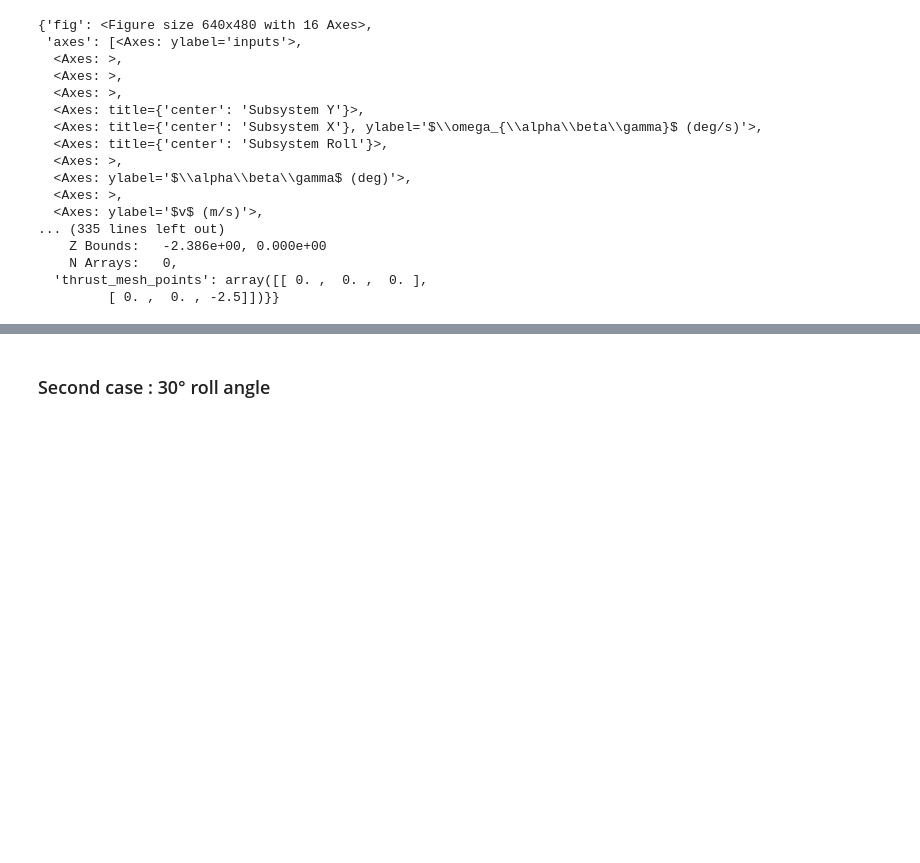
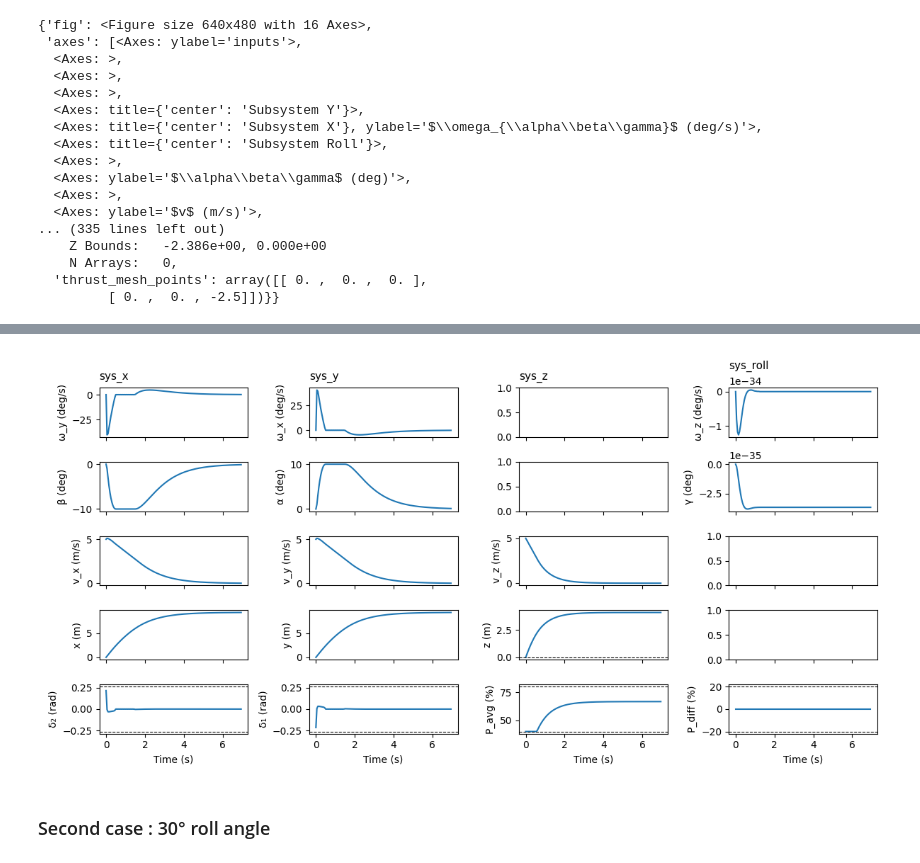
Before and after one commit to killian-baillifard/MPC-Course-EPFL, a Jupyter notebook: project/Deliverable_3_1/Deliverable_3_1.ipynb, the cells around one changed output, grey strips where cells are left out. Saved outputs shown, nothing was run; the diff lists cells and outputs as text; code cells hidden in the pictures; blank space fills up the shorter version.

```diff
--- a/project/Deliverable_3_1/Deliverable_3_1.ipynb
+++ b/project/Deliverable_3_1/Deliverable_3_1.ipynb
@@ -103,3 +165,7 @@ plot_traj('5 ms in x, y, z to origin', x_cl, u_cl, t_cl)
+# %%
+plot_static_states_inputs(t_cl[:-1], x_cl[:,:-1], u_cl)
+# %% [output]
+[figure, added]
 # %% [markdown]
 ### Second case : 30° roll angle
 # %%
```
Also changed, not shown: parts of 7 cells of this notebook, 26 other files.
